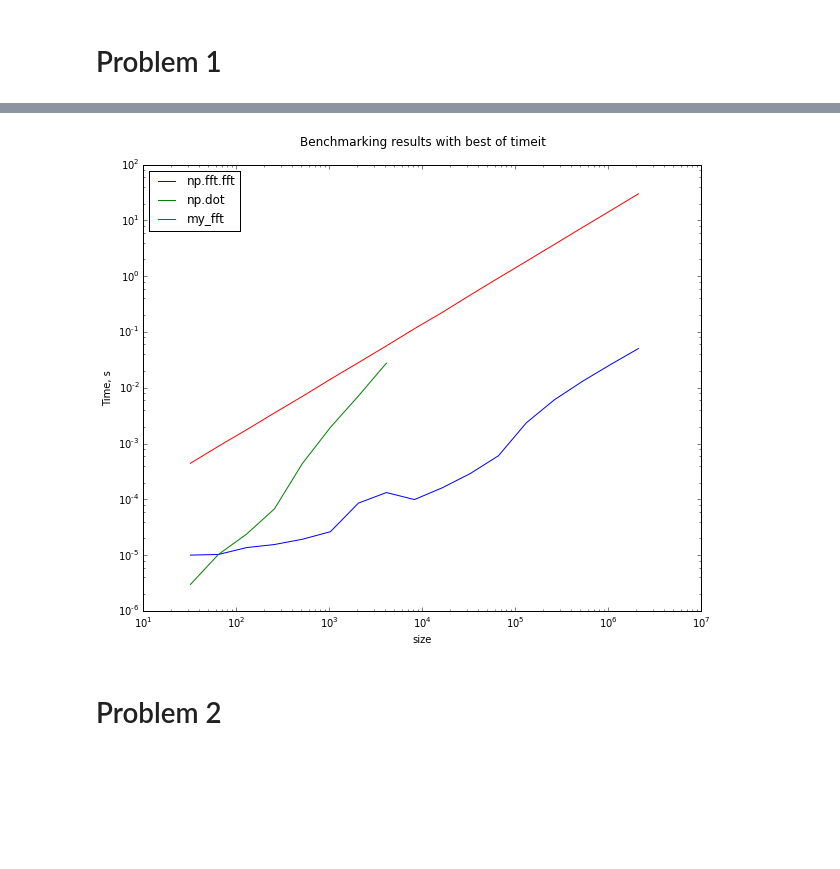
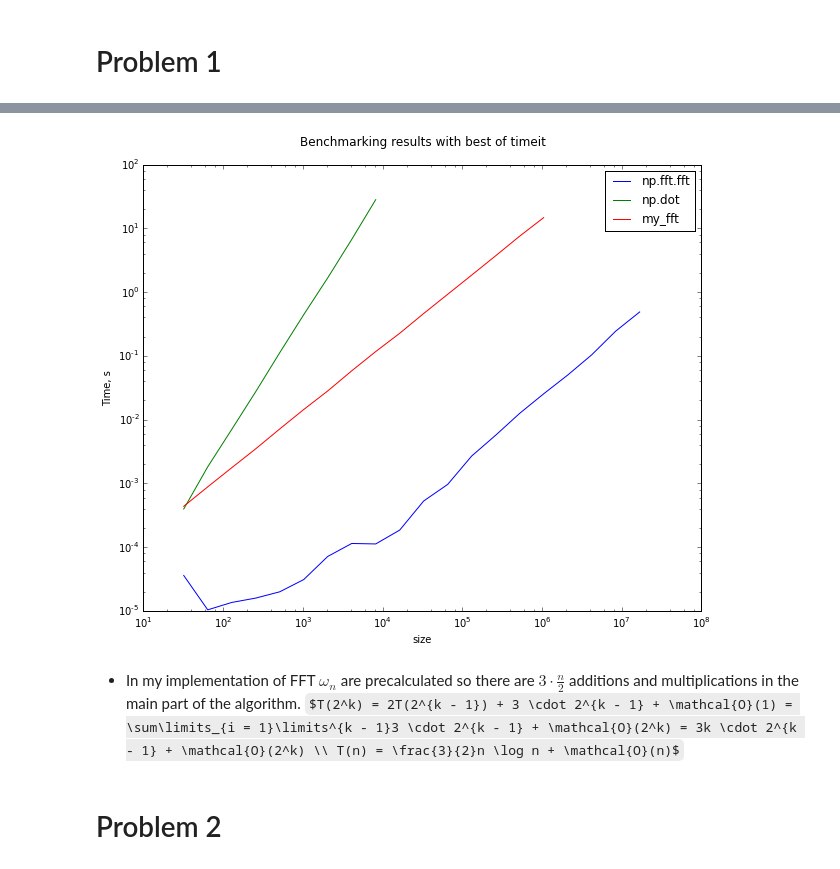
Before and after one commit to silkbottle/nla-hometasks, a Jupyter notebook: homework-2.ipynb, the cells around one changed output, grey strips where cells are left out. Cells and saved outputs as stored; diff of their text form; code cells hidden in the pictures; some formulas as TeX source; blank space fills up the shorter version.

```diff
--- a/homework-2.ipynb
+++ b/homework-2.ipynb
@@ -31,8 +31,8 @@ def plot_results(all_values):
         sizes = points[1]
         values = points[0]
         plt.loglog(sizes, values, label=bench_name)
-        slope, intercept=np.polyfit(np.log(sizes[-7:]), np.log(values[-7:]), 1)
-        print bench_name, 'slope', slope, 'intercept', intercept, '\n'
+        slope, intercept=np.polyfit(np.log(sizes[-5:]), np.log(values[-5:]), 1)
+        print bench_name, 'slope', '{0:.3f}'.format(slope)
 
     plt.legend(loc='best')
     plt.title('Benchmarking results with best of timeit', y=1.03)
@@ -45,7 +45,7 @@ def fourier_matrix(N):
     W = np.power(omega, i * j)
     return W
 
-points = [1 << (i + 5) for i in range(17)]
+points = [1 << (i + 5) for i in range(20)]
 my_fft = []
 np_fft = []
 dot = []
@@ -54,14 +54,16 @@ for i in points:
     x = np.random.rand(i)
     res = %timeit -o np.fft.fft(x)
     np_fft.append(res.best)
+
+for i in points[:16]:
+    x = np.random.rand(i)
     res = %timeit -o fft(x)
     my_fft.append(res.best)
 
-for i in points[:8]:
+for i in points[:9]:
     x = np.random.rand(i)
-    W = fourier_matrix(i)
-    res = %timeit -o W.dot(x)
+    res = %timeit -o fourier_matrix(i).dot(x)
     dot.append(res.best)
 
-plot_results({'my_fft': (my_fft, points), 'np.fft.fft': (np_fft, points), 'np.dot': (dot, points[:8])})
+plot_results({'my_fft': (my_fft, points[:16]), 'np.fft.fft': (np_fft, points), 'np.dot': (dot, points[:9])})
 # %% [output]
@@ -85,4 +73,6 @@ my_fft slope 1.00290876031 intercept -11.2023254133
-[figure, old version]
+[figure, new version]
+# %% [markdown]
+* In my implementation of FFT ${\omega_n}$ are precalculated so there are $3 \cdot \frac{n}{2}$ additions and multiplications in the main part of the algorithm.  $T(2^k) = 2T(2^{k - 1}) + 3 \cdot 2^{k - 1} + \mathcal{O}(1) = \sum\limits_{i = 1}\limits^{k - 1}3 \cdot 2^{k - 1} + \mathcal{O}(2^k) = 3k \cdot 2^{k - 1} + \mathcal{O}(2^k) \\ T(n) = \frac{3}{2}n \log n + \mathcal{O}(n)$
 # %% [markdown]
 # Problem 2
 # %%
```
Also changed, not shown: parts of 8 cells of this notebook.
